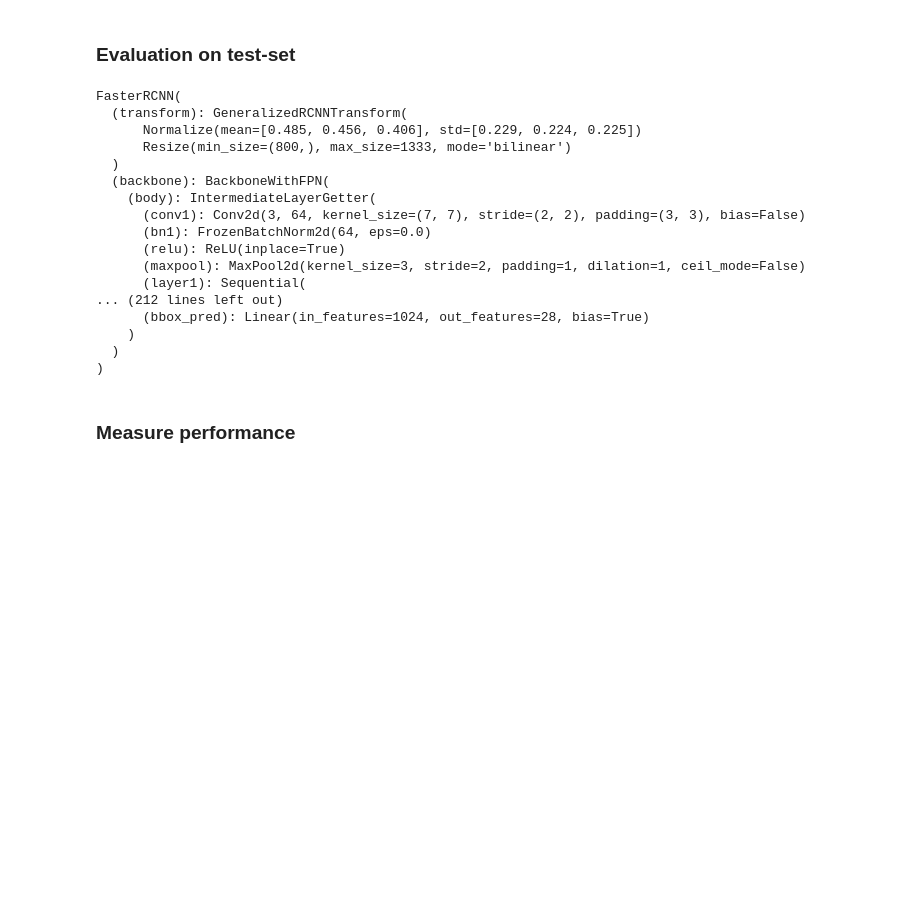
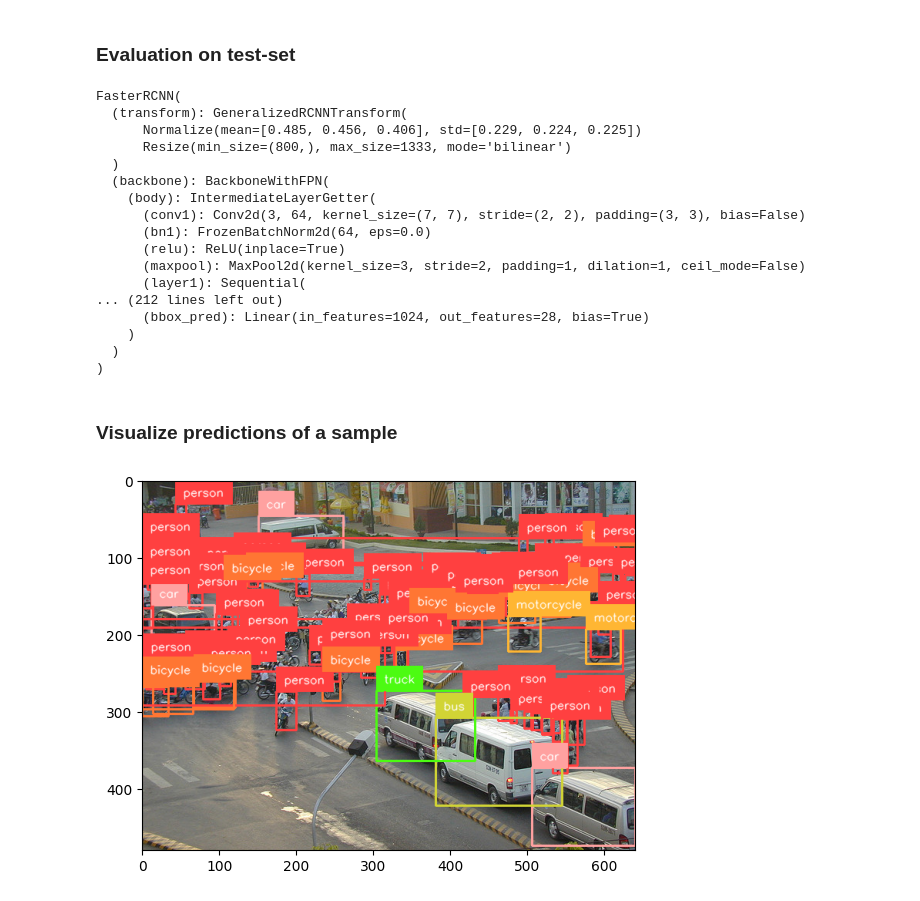
Before and after one commit to PyML-studio/Udemy-ComputerVision, a Jupyter notebook: section4-object-detection/part2_train_FasterRCNN.ipynb, the cells around one changed output. Cells and saved outputs as stored; diff of their text form; code cells hidden in the pictures; blank space fills up the shorter version.

```diff
--- a/section4-object-detection/part2_train_FasterRCNN.ipynb
+++ b/section4-object-detection/part2_train_FasterRCNN.ipynb
@@ -35,7 +35,7 @@ def get_fasterrcnn_model(num_classes):
 ### Build dataset
 # %%
 # Define the label mapping
-label_mapping = {
+label2idx = {
     "person": 1,
     "car": 2,
     "bicycle": 3,
@@ -46,7 +46,7 @@ label_mapping = {
 
 # Function to convert string labels to numerical labels
 def convert_labels_to_numbers(labels):
-    return [label_mapping[label] for label in labels]
+    return [label2idx[label] for label in labels]
 # %%
 # Define the dataset class
 class MyDetectionDataset(torch.utils.data.Dataset):
@@ -242,7 +208,7 @@ val_loader = torch.utils.data.DataLoader(
 )
 
 # build the model
-num_classes = len(label_mapping) + 1  # 0: background, 1...N: classes
+num_classes = len(label2idx) + 1  # 0: background, 1...N: classes
 model = get_fasterrcnn_model(num_classes)
 # move model to the right device
 model.to(device)
@@ -332,3 +286,45 @@ FasterRCNN(
+# %% [markdown]
+### Visualize predictions of a sample
+# %%
+from PIL import Image
+import supervision as sv
+
+img_path, img, target = next(iter(dataset_test))
+img = img.to(device)
+with torch.no_grad():
+    pred = model([img])
+
+# Apply NMS
+keep = torchvision.ops.nms(
+    pred[0]["boxes"],
+    pred[0]["scores"],
+    iou_threshold=0.5
+)
+
+detections = sv.Detections(
+    xyxy=pred[0]["boxes"][keep].cpu().numpy(),
+    class_id=pred[0]["labels"][keep].cpu().numpy(),
+)
+labels = [
+    (["backgroun"] + list(label2idx.keys()))[i]
+    for i in pred[0]["labels"][keep].cpu().numpy()
+]
+
+box_annotator = sv.BoxAnnotator()
+label_annotator = sv.LabelAnnotator()
+
+img = Image.open(img_path)
+annotated_img = box_annotator.annotate(img, detections)
+annotated_img = label_annotator.annotate(
+    annotated_img, detections=detections,
+    labels=labels
+)
+
+import matplotlib.pyplot as plt
+plt.imshow(annotated_img)
+plt.show()
+# %% [output]
+[figure, added]
 # %%
 import json
 from tqdm import tqdm
@@ -367,3 +359 @@ for i, (img_path, img, target) in tqdm(enumerate(dataset_test)):
         json.dump(res, f)
-# %% [markdown]
-### Measure performance
```
Also changed, not shown: parts of 10 cells of this notebook, 2 other files.
